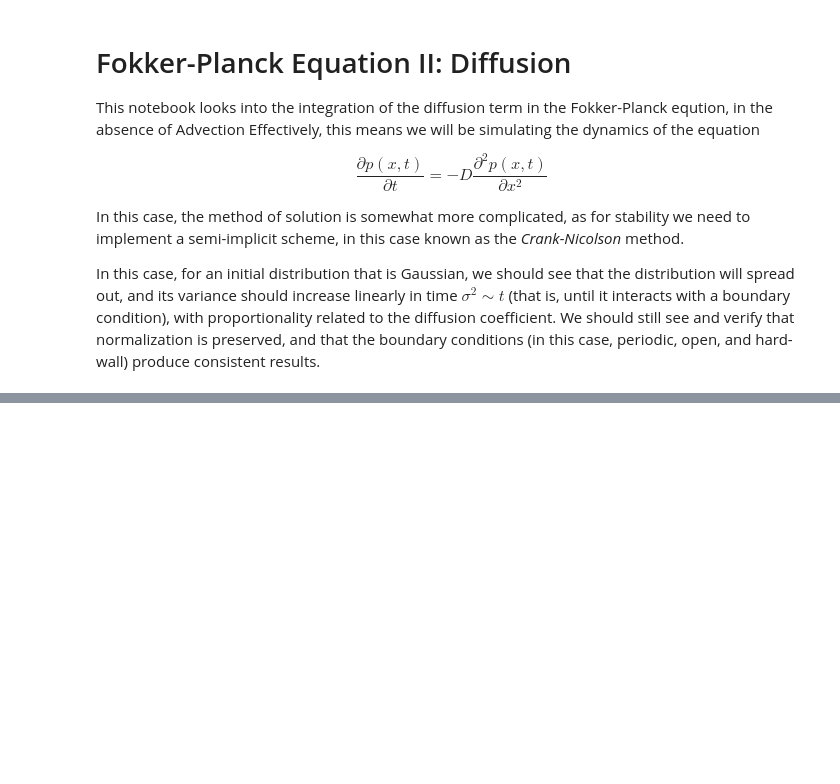
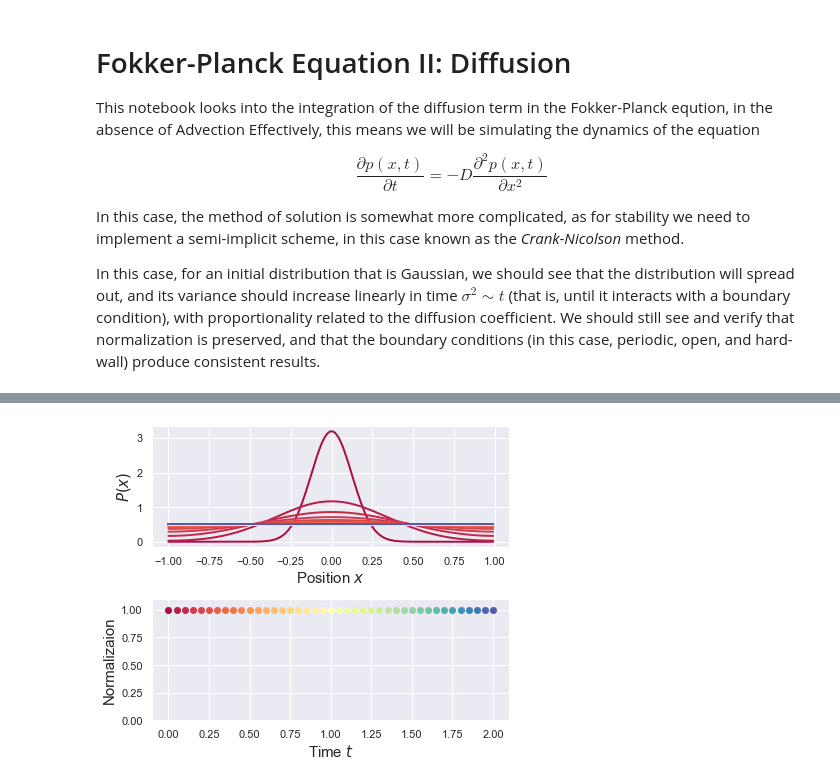
Before and after one commit to StevenJLarge/FokkerPlanck, a Jupyter notebook: notebooks/02-slarge-diffusion.ipynb, the cells around one changed output, grey strips where cells are left out. Drawn from its saved outputs; the diff is of its cells as text; code cells hidden in the pictures; blank space fills up the shorter version.

```diff
--- a/notebooks/02-slarge-diffusion.ipynb
+++ b/notebooks/02-slarge-diffusion.ipynb
@@ -33,0 +91,12 @@ TypeError: Can't instantiate abstract class FPE_Integrator_1D with abstract meth
+# %%
+# Now, we can also look at hard-wall and periodic boundaries. In this case, we
+# should see normalization preserved, and the system to equilibrate to a
+# uniform distribution over the allowed domain
+
+init_var = 1/64
+
+fpe_periodic = Integrator.FPE_Integrator_1D(D, dt, dx, x_array, boundaryCond='periodic', output=False)
+fpe_hard_wall = Integrator.FPE_Integrator_1D(D, dt, dx, x_array, boundaryCond='hard-wall', output=False)
+
+fpe_periodic.initializeProbability(0, init_var)
+fpe_hard_wall.initializeProbability(0, init_var)
@@ -33,0 +142,17 @@ TypeError: Can't instantiate abstract class FPE_Integrator_1D with abstract meth
+# %%
+fig, ax = plt.subplots(2, 1, figsize=(6, 5))
+Pal = sns.color_palette("Spectral", len(density_tracker_per))
+
+for i, density in enumerate(density_tracker_per):
+    ax[0].plot(x_array, density, linewidth=2.0, color=Pal[i])
+    ax[1].plot(time_tracker[i], np.sum(density * dx), 'o', markersize=6, color=Pal[i])
+
+ax[1].set_ylim([0, 1.1])
+ax[0].set_xlabel(r"Position $x$", fontsize=15)
+ax[0].set_ylabel(r"$P(x)$", fontsize=15)
+ax[1].set_xlabel(r"Time $t$", fontsize=15)
+ax[1].set_ylabel(r"Normalizaion", fontsize=15)
+plt.tight_layout()
+plt.show()
+# %% [output]
+[figure, added]
```
Also changed, not shown: parts of 9 cells of this notebook.
